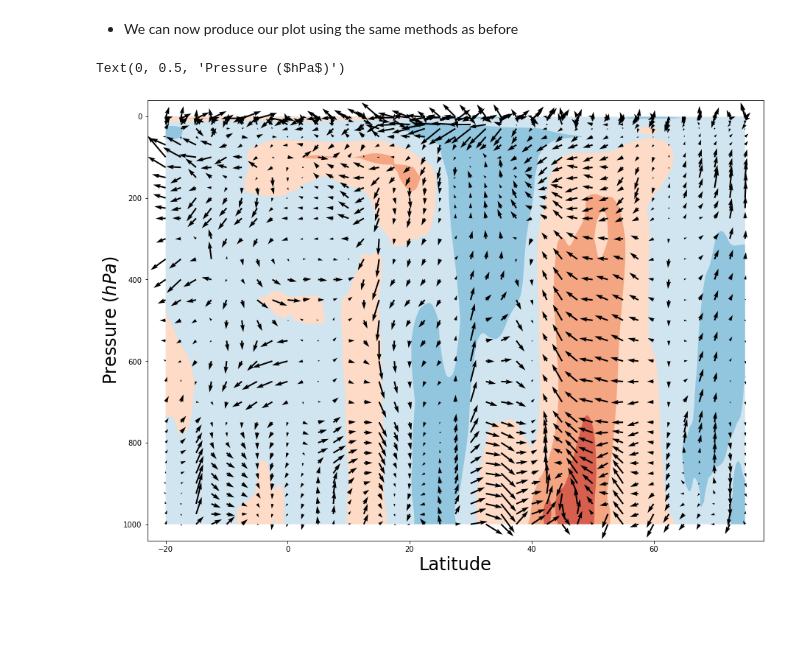
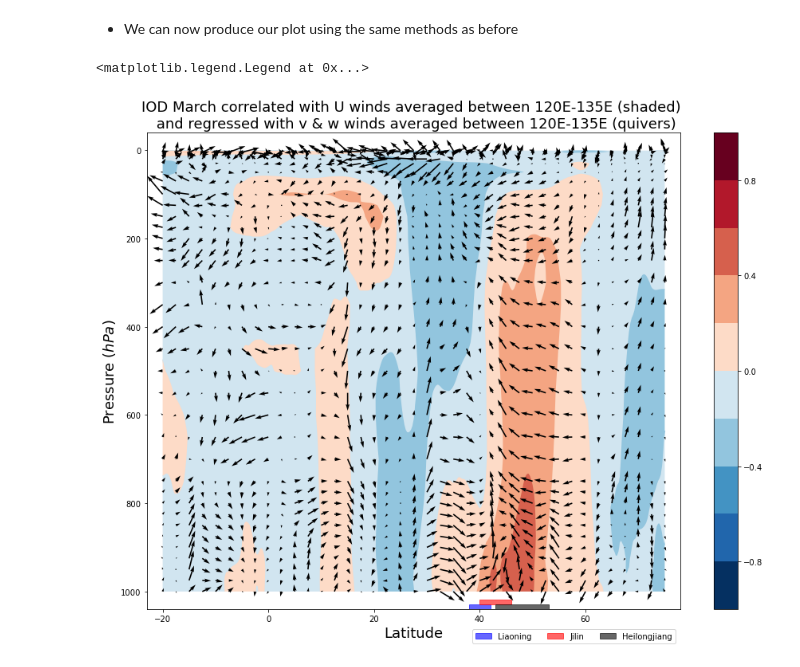
Before and after one commit to informatics-lab/cssp_china_wp5.6_binder, a Jupyter notebook: Dynamics/Dynamics_vertical_profile.ipynb, the cells around one changed output. Saved outputs shown, nothing was run; the diff lists cells and outputs as text; code cells hidden in the pictures; blank space fills up the shorter version.

Commit message:
plot tidy

```diff
--- a/Dynamics/Dynamics_vertical_profile.ipynb
+++ b/Dynamics/Dynamics_vertical_profile.ipynb
@@ -219,14 +219,25 @@ pearson_cube , p_values, w_reg_season, v_reg_season = run_correlations(season_u_
 # %%
 fig, ax= plt.subplots(figsize = (15,11))
 contour_levels = np.arange(-1, 1.1, 0.2)
 cmap = 'brewer_RdBu_11'
 conf = iplt.contourf(pearson_cube, levels = contour_levels , cmap=cmap, axes = ax)
 ax.set_xlim(left = -23, right = 78)
 ax.set_ylim(bottom = 1040, top = -40)
 Q = iplt.quiver(v_reg_season[::1,::10], w_reg_season[::1,::10])
 
-plt.xlabel('Latitude',fontsize = 24)
-plt.ylabel('Pressure ($hPa$)',fontsize = 24)
+#Add labels
+plt.xlabel('Latitude',fontsize = 18)
+plt.ylabel('Pressure ($hPa$)',fontsize = 18)
+plt.title('IOD March correlated with U winds averaged between 120E-135E (shaded) \n and regressed with v & w winds averaged between 120E-135E (quivers)', fontsize = 18)
+
+#Add colorbar
+plt.colorbar(conf)
+
+#Add something to show where our region is
+ax.axvspan(38,42,ymin=0, ymax=0.01,alpha = 0.6, label = 'Liaoning', color = 'b')
+ax.axvspan(40,46,ymin=0.01, ymax=0.02,alpha = 0.6, label = 'Jilin', color = 'r')
+ax.axvspan(43,53,ymin=0, ymax=0.01,alpha = 0.6, label = 'Heilongjiang', color = 'k')
+plt.legend(bbox_to_anchor=(0.8, -0.08), loc = 'lower center', ncol = 3)
 # %% [output]
-Text(0, 0.5, 'Pressure ($hPa$)')
+<matplotlib.legend.Legend at 0x...>
-[figure, old version]
+[figure, new version]
```
